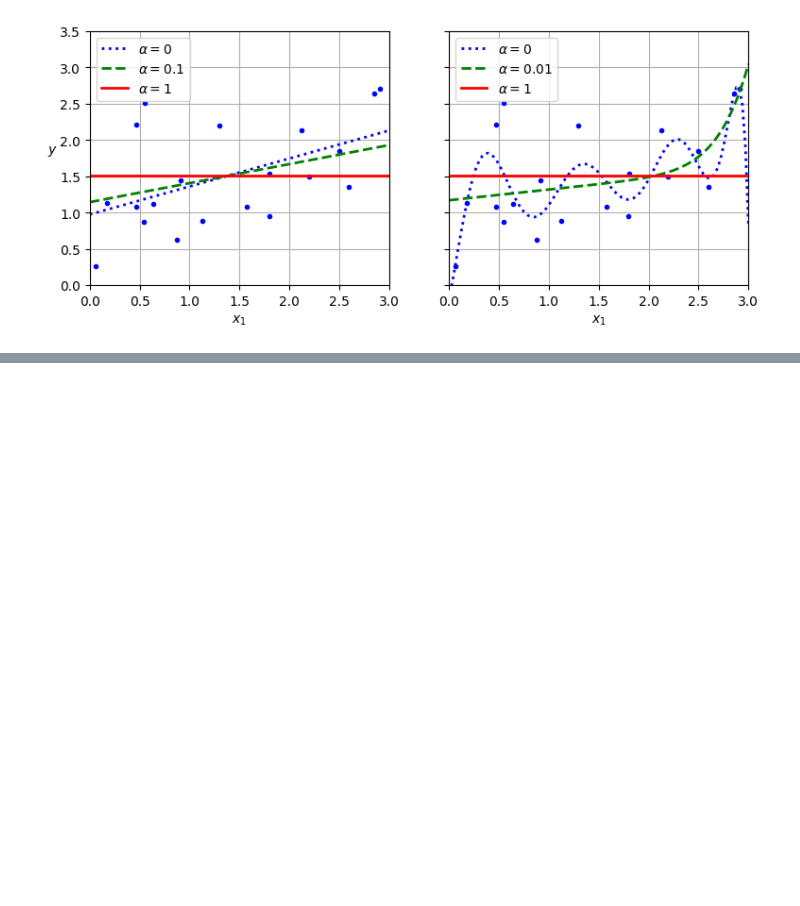
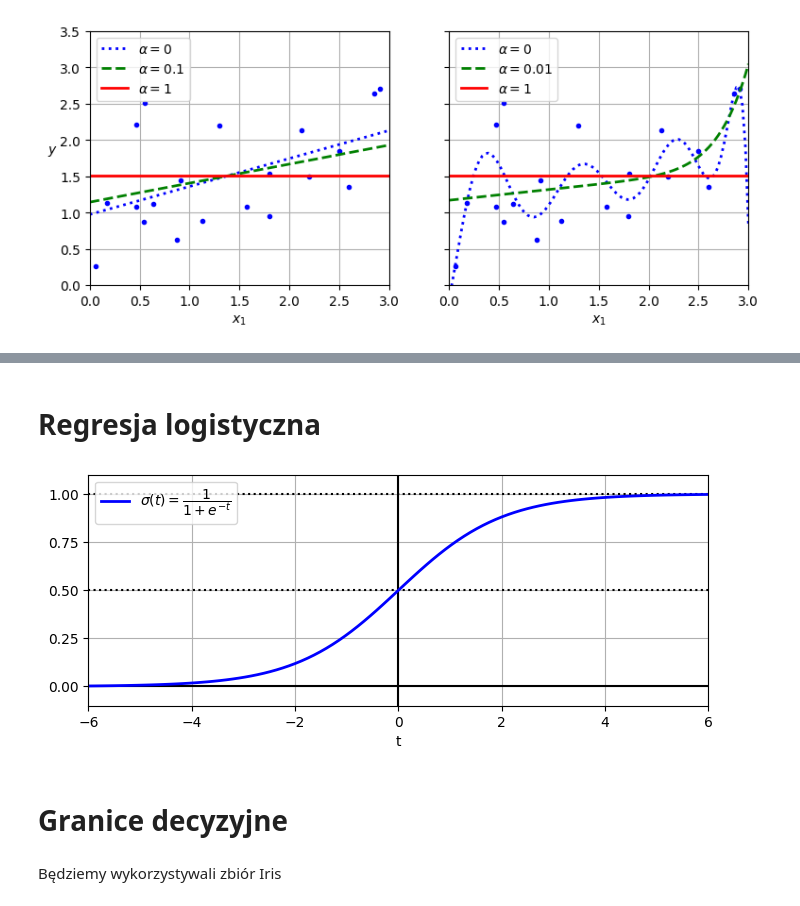
Before and after one commit to JerzyMarczewski/machine-learnig, a Jupyter notebook: Rozdzial4.ipynb, the cells around one changed output, grey strips where cells are left out. Saved outputs shown, nothing was run; the diff lists cells and outputs as text; code cells hidden in the pictures; blank space fills up the shorter version.

```diff
--- a/Rozdzial4.ipynb
+++ b/Rozdzial4.ipynb
@@ -335,0 +404,25 @@ plt.show()
+# %% [markdown]
+# Regresja logistyczna
+# %%
+lim = 6
+t = np.linspace(-lim, lim, 100)
+sig = 1 / (1 + np.exp(-t))
+
+plt.figure(figsize=(8, 3))
+plt.plot([-lim, lim], [0, 0], "k-")
+plt.plot([-lim, lim], [0.5, 0.5], "k:")
+plt.plot([-lim, lim], [1, 1], "k:")
+plt.plot([0, 0], [-1.1, 1.1], "k-")
+plt.plot(t, sig, "b-", linewidth=2, label=r"$\sigma(t) = \dfrac{1}{1 + e^{-t}}$")
+plt.xlabel("t")
+plt.legend(loc="upper left")
+plt.axis([-lim, lim, -0.1, 1.1])
+plt.gca().set_yticks([0, 0.25, 0.5, 0.75, 1])
+plt.grid()
+plt.show()
+# %% [output]
+[figure, added]
+# %% [markdown]
+# Granice decyzyjne
+# %% [markdown]
+Będziemy wykorzystywali zbiór Iris
```
Also changed, not shown: parts of 10 cells of this notebook.
